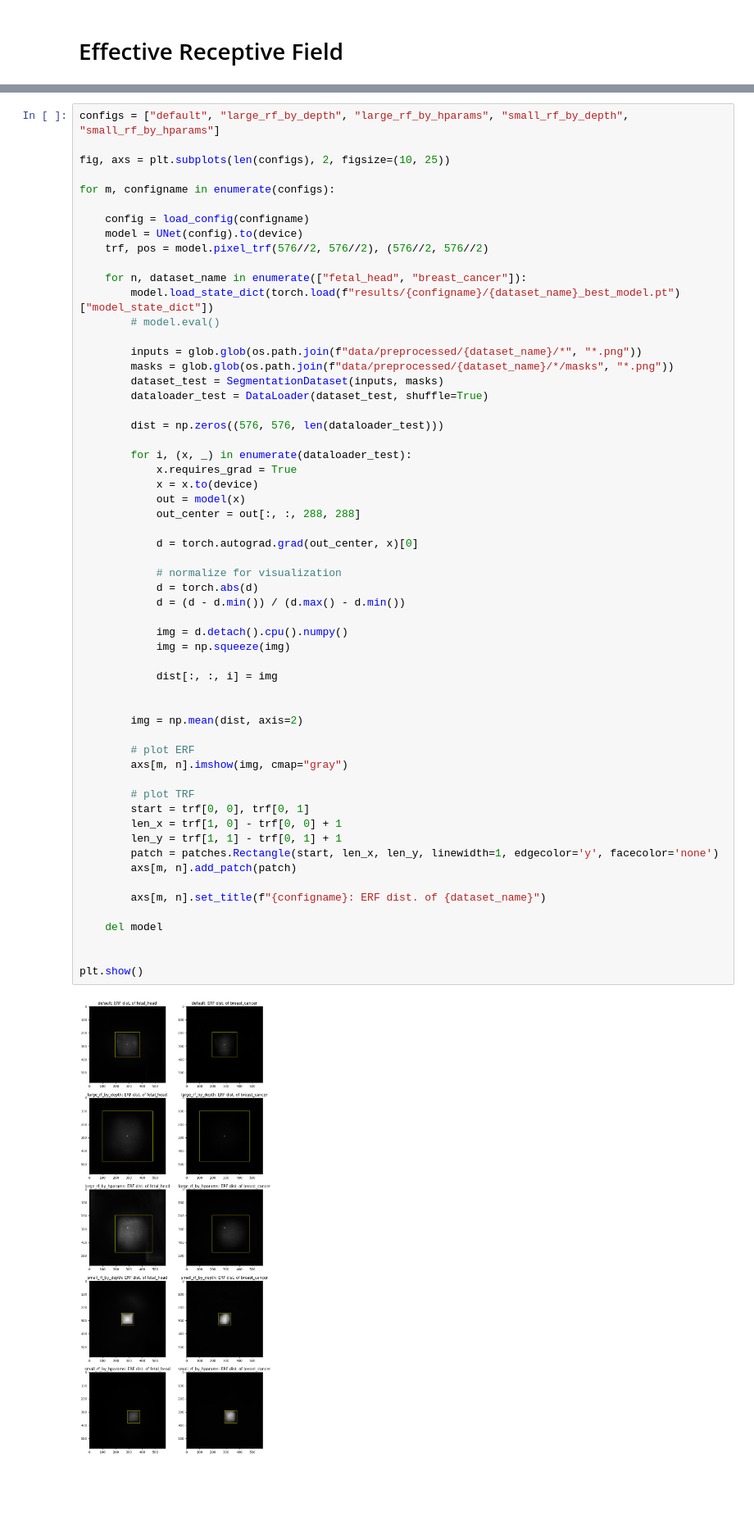
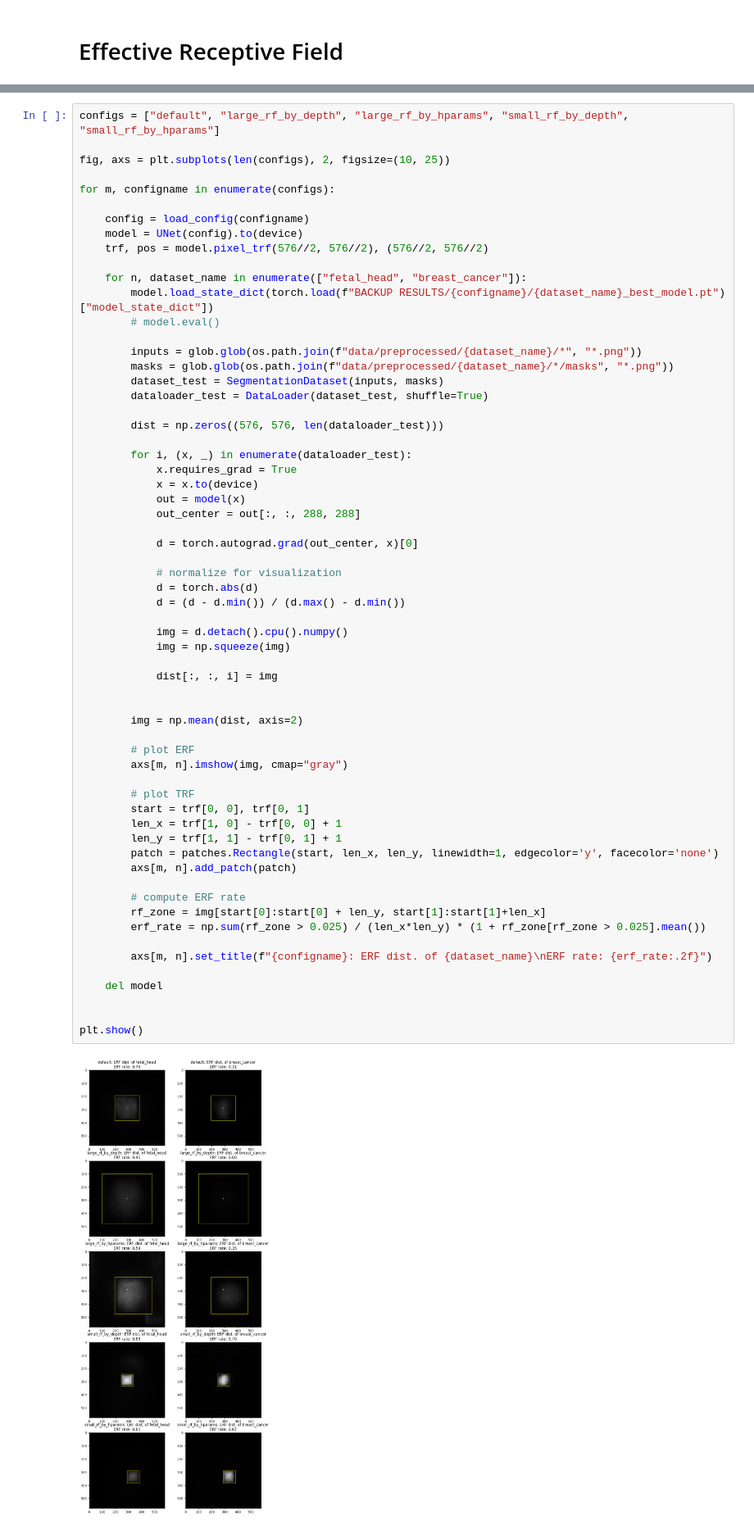
Before and after one commit to vinloo/u-net-receptive-field-study, a Jupyter notebook: study_erf.ipynb, the cells around one changed output, grey strips where cells are left out. Shown at 82% size. Saved outputs shown, nothing was run; the diff lists cells and outputs as text; blank space fills up the shorter version.

Commit message:
create erf rate metric and add to trainer

```diff
--- a/study_erf.ipynb
+++ b/study_erf.ipynb
@@ -30,7 +32,7 @@ for m, configname in enumerate(configs):
     trf, pos = model.pixel_trf(576//2, 576//2), (576//2, 576//2)
 
     for n, dataset_name in enumerate(["fetal_head", "breast_cancer"]):
-        model.load_state_dict(torch.load(f"results/{configname}/{dataset_name}_best_model.pt")["model_state_dict"])
+        model.load_state_dict(torch.load(f"BACKUP RESULTS/{configname}/{dataset_name}_best_model.pt")["model_state_dict"])
         # model.eval()
 
         inputs = glob.glob(os.path.join(f"data/preprocessed/{dataset_name}/*", "*.png"))
@@ -49,32 +51,36 @@ for m, configname in enumerate(configs):
             d = torch.autograd.grad(out_center, x)[0]
 
             # normalize for visualization
             d = torch.abs(d)
             d = (d - d.min()) / (d.max() - d.min())
 
             img = d.detach().cpu().numpy()
             img = np.squeeze(img)
 
             dist[:, :, i] = img
 
 
         img = np.mean(dist, axis=2)
 
         # plot ERF
         axs[m, n].imshow(img, cmap="gray")
 
         # plot TRF
         start = trf[0, 0], trf[0, 1]
         len_x = trf[1, 0] - trf[0, 0] + 1
         len_y = trf[1, 1] - trf[0, 1] + 1
         patch = patches.Rectangle(start, len_x, len_y, linewidth=1, edgecolor='y', facecolor='none')
         axs[m, n].add_patch(patch)
 
-        axs[m, n].set_title(f"{configname}: ERF dist. of {dataset_name}")
+        # compute ERF rate
+        rf_zone = img[start[0]:start[0] + len_y, start[1]:start[1]+len_x]
+        erf_rate = np.sum(rf_zone > 0.025) / (len_x*len_y) * (1 + rf_zone[rf_zone > 0.025].mean())
+
+        axs[m, n].set_title(f"{configname}: ERF dist. of {dataset_name}\nERF rate: {erf_rate:.2f}")
 
     del model
 
 
 plt.show()
 # %% [output]
-[figure, old version]
+[figure, new version]
```
Also changed, not shown: parts of 3 cells of this notebook, 31 other files.
